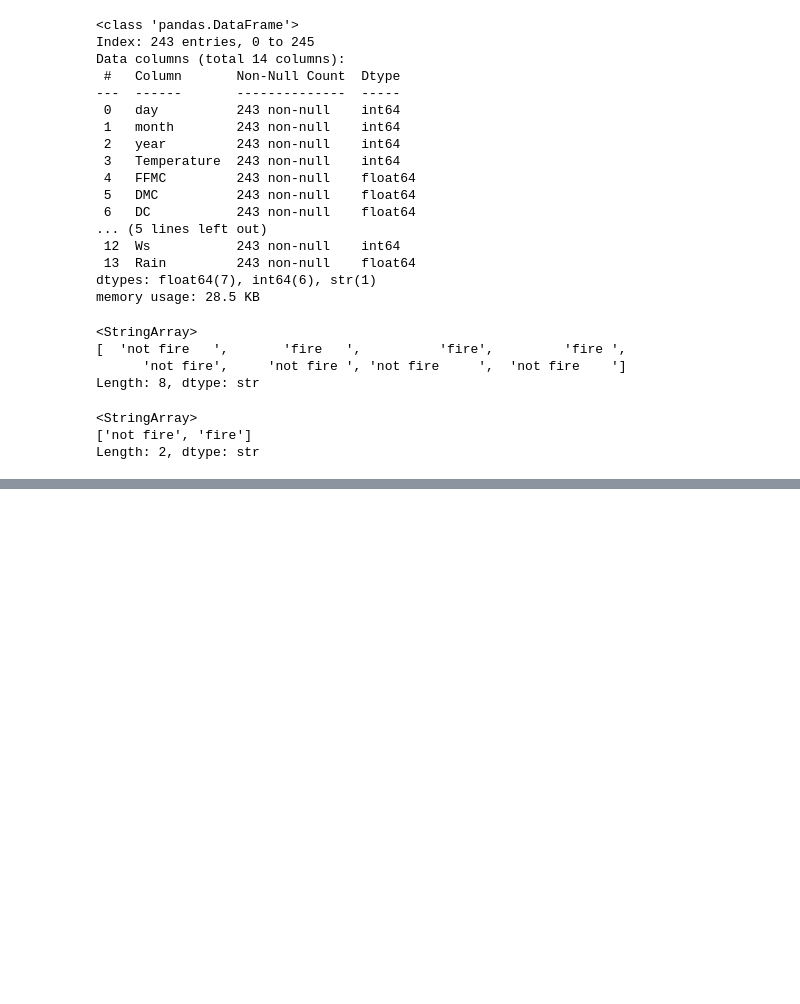
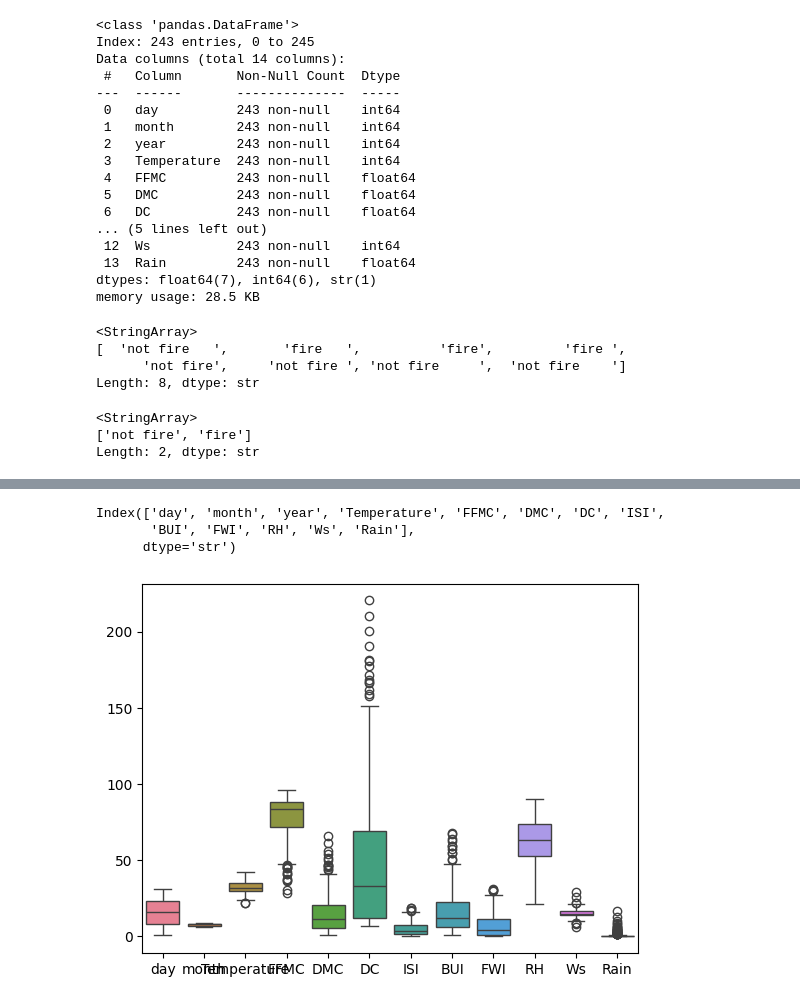
Before and after one commit to SoumalyaBhaduri/Forest_fire, a Jupyter notebook: forest_fire.ipynb, the cells around one changed output, grey strips where cells are left out. Saved outputs shown, nothing was run; the diff lists cells and outputs as text; code cells hidden in the pictures; blank space fills up the shorter version.

```diff
--- a/forest_fire.ipynb
+++ b/forest_fire.ipynb
@@ -438,0 +568,9 @@ df_clean.to_csv('forst_clean.csv')
+# %%
+sns.boxplot(df_clean[['day', 'month', 'Temperature', 'FFMC', 'DMC', 'DC', 'ISI',
+       'BUI', 'FWI', 'RH', 'Ws', 'Rain']])
+df_clean.columns
+# %% [output]
+Index(['day', 'month', 'year', 'Temperature', 'FFMC', 'DMC', 'DC', 'ISI',
+       'BUI', 'FWI', 'RH', 'Ws', 'Rain'],
+      dtype='str')
+[figure, added]
```
Also changed, not shown: parts of 24 cells of this notebook.
